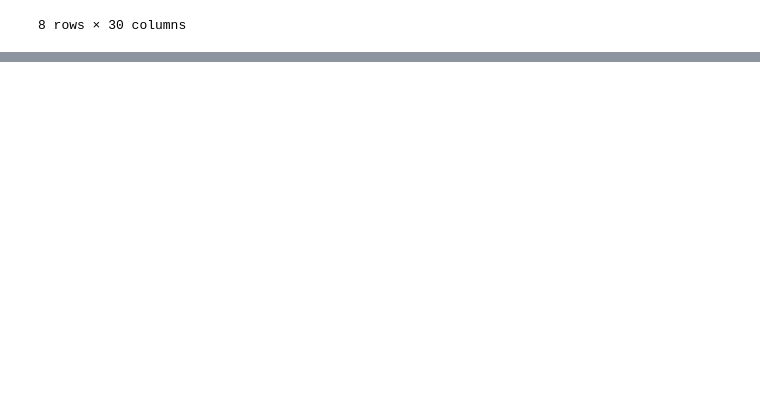
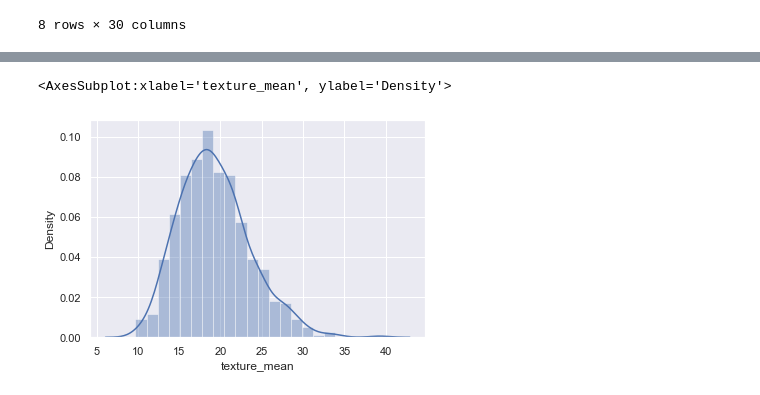
Before and after one commit to JudsonMorgan/Breast-cancer-prediction, a Jupyter notebook: Data_Preprocessing.ipynb, the cells around one changed output, grey strips where cells are left out. Drawn from its saved outputs; the diff is of its cells as text; code cells hidden in the pictures; blank space fills up the shorter version.

```diff
--- a/Data_Preprocessing.ipynb
+++ b/Data_Preprocessing.ipynb
@@ -138,0 +164,5 @@ cancer_df.describe()
+# %%
+sns.distplot(cancer_df['texture_mean'])
+# %% [output]
+<AxesSubplot:xlabel='texture_mean', ylabel='Density'>
+[figure, added]
```
Also changed, not shown: parts of 73 cells of this notebook.
